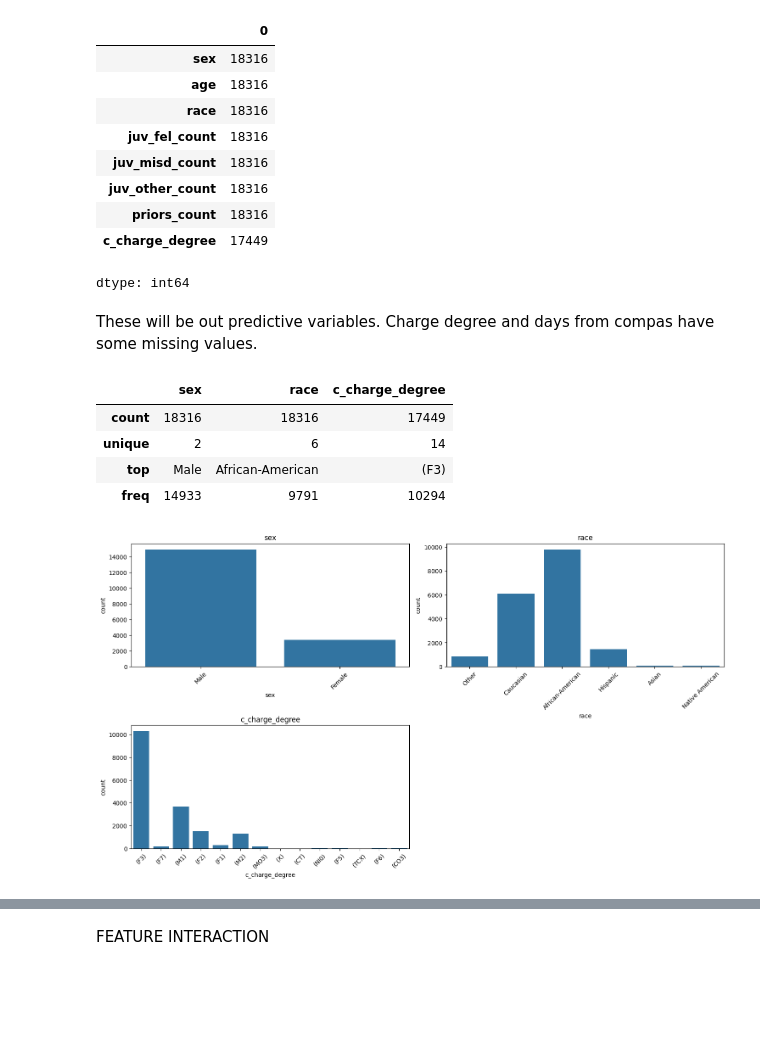
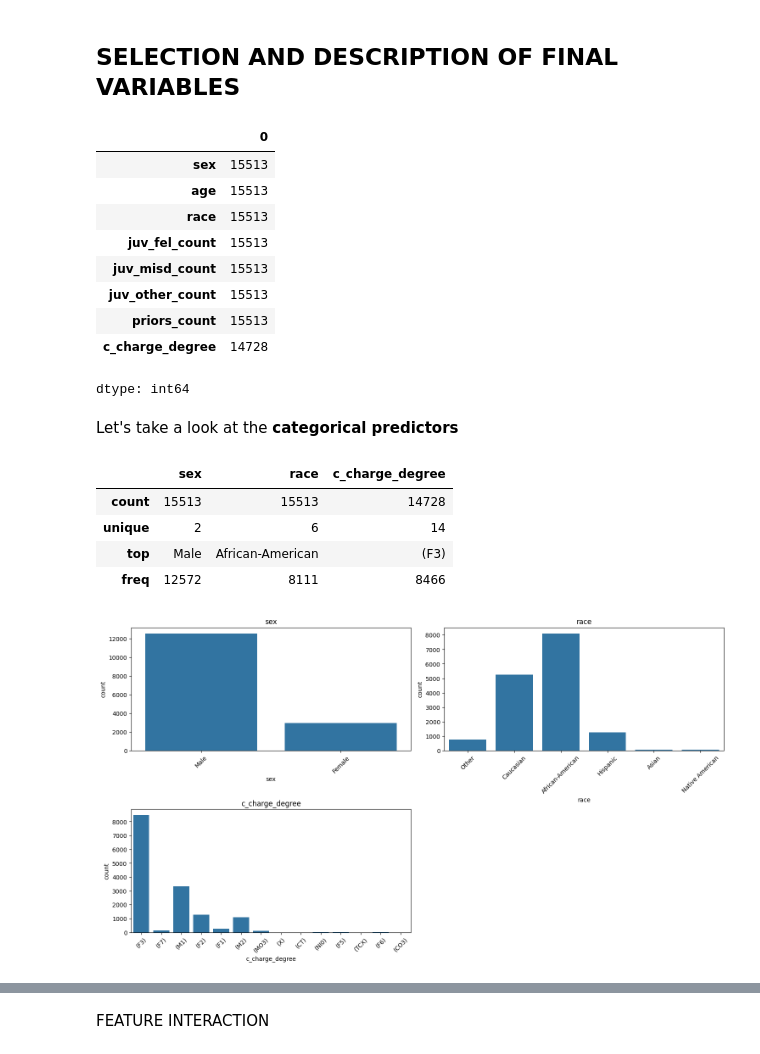
Before and after one commit to SarahSwinnen/ExplainabilityCOMPAS, a Jupyter notebook: EDA_and_Assumptions.ipynb, the cells around one changed output, grey strips where cells are left out. Drawn from its saved outputs; the diff is of its cells as text; code cells hidden in the pictures; blank space fills up the shorter version.

```diff
--- a/EDA_and_Assumptions.ipynb
+++ b/EDA_and_Assumptions.ipynb
@@ -20,7 +12,8 @@ import seaborn as sns
 from matplotlib.patches import Patch
 import matplotlib
 # %%
-df = pd.read_csv("/content/cox-violent-parsed_filt.csv")
-print(f'The dimension of the dataset is : {df.shape}')
+COMPASdata = pd.read_csv("/content/cox-violent-parsed_filt.csv")
+print(f'The dimension of the dataset is : {COMPASdata.shape}')
+COMPASdata.count()
 # %% [output]
 The dimension of the dataset is : (18316, 40)
@@ -47,0 +38,4 @@ dtype: int64
+# %%
+COMPASdata = COMPASdata.drop_duplicates() # Removal of duplicates
+print(f'The dimension of the dataset is : {COMPASdata.shape}')
+COMPASdata.count()
@@ -48,3 +62,5 @@ dtype: int64
+# %% [markdown]
+## SELECTION AND DESCRIPTION OF FINAL VARIABLES
 # %%
 features = [
     'sex',
@@ -56,39 +72,39 @@ features = [
     'priors_count',
     'c_charge_degree',
 ]
-df[features].count()
+COMPASdata[features].count() # These are the features that we have selected for the prediction of recidivism
 # %% [output]
 |  | 0 |
-| sex | 18316 |
-| age | 18316 |
-| race | 18316 |
-| juv_fel_count | 18316 |
-| juv_misd_count | 18316 |
-| juv_other_count | 18316 |
-| priors_count | 18316 |
-| c_charge_degree | 17449 |
+| sex | 15513 |
+| age | 15513 |
+| race | 15513 |
+| juv_fel_count | 15513 |
+| juv_misd_count | 15513 |
+| juv_other_count | 15513 |
+| priors_count | 15513 |
+| c_charge_degree | 14728 |
 dtype: int64
-# %% [markdown]
-These will be out predictive variables. Charge degree and days from compas have some missing values.
+# %% [markdown]
+Let's take a look at the **categorical predictors**
 # %%
-df[features].describe(exclude="number")
+COMPASdata[features].describe(exclude="number")
 # %% [output]
 |  | sex | race | c_charge_degree |
-| count | 18316 | 18316 | 17449 |
+| count | 15513 | 15513 | 14728 |
 | unique | 2 | 6 | 14 |
 | top | Male | African-American | (F3) |
-| freq | 14933 | 9791 | 10294 |
+| freq | 12572 | 8111 | 8466 |
 # %%
-cat_features = df[features].describe(exclude="number")
+cat_features = COMPASdata[features].describe(exclude="number")
 plt.figure(figsize=(15, 12))
 for i, col in enumerate(cat_features):
-    plt.subplot(3, 2, i+1)  # Ajusta filas y columnas según cuántos gráficos
-    sns.countplot(x=col, data=df)
+    plt.subplot(3, 2, i+1)
+    sns.countplot(x=col, data=COMPASdata)
     plt.title(col)
-    plt.xticks(rotation=45)  # rota etiquetas si son largas
+    plt.xticks(rotation=45)
     plt.tight_layout()
 
 plt.show()
 # %% [output]
-[figure, old version]
+[figure, new version]
 # %% [markdown]
```
Also changed, not shown: parts of 60 cells of this notebook.
